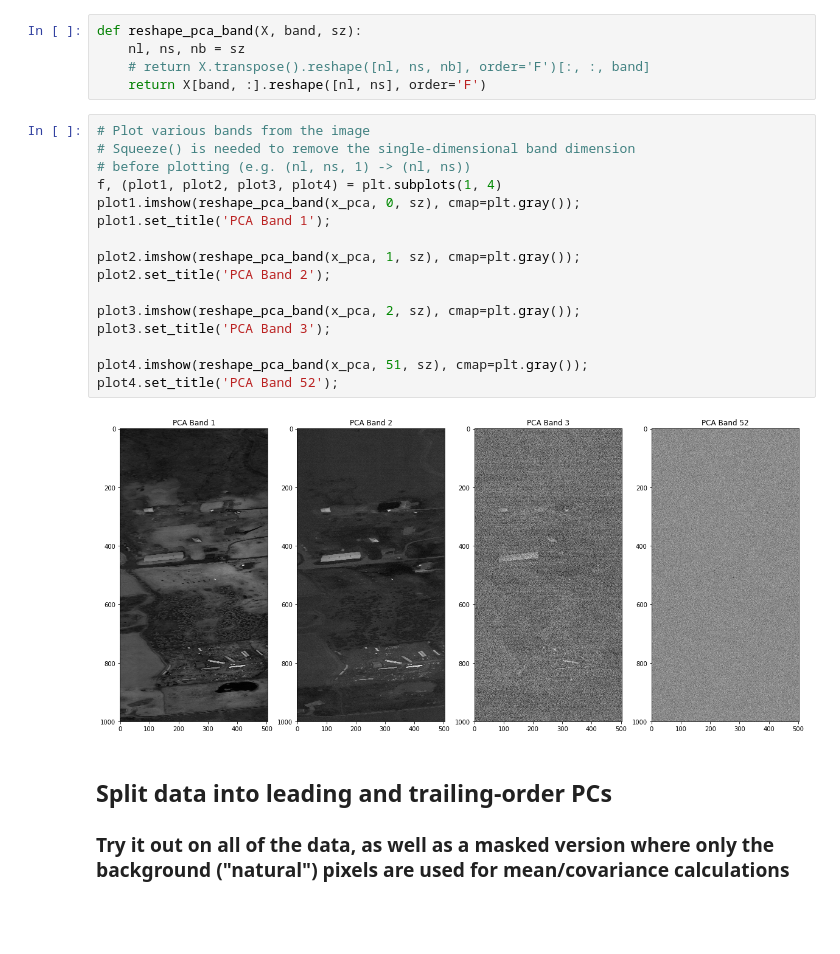
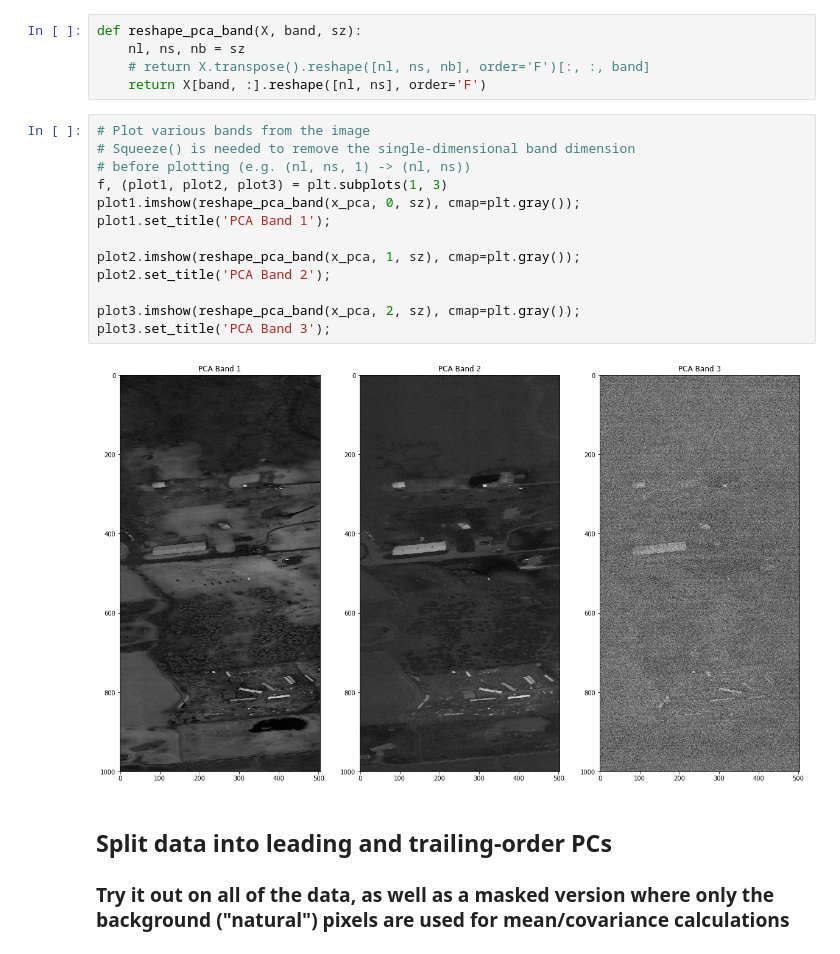
Before and after one commit to headlee/gaussian-spectral-clustering, a Jupyter notebook: gaussian-spectral-clustering-ARCHER.ipynb, the cells around one changed output. Cells and saved outputs as stored; diff of their text form; blank space fills up the shorter version.

```diff
--- a/gaussian-spectral-clustering-ARCHER.ipynb
+++ b/gaussian-spectral-clustering-ARCHER.ipynb
@@ -78,21 +78,18 @@ def reshape_pca_band(X, band, sz):
 # %%
 # Plot various bands from the image
 # Squeeze() is needed to remove the single-dimensional band dimension
 # before plotting (e.g. (nl, ns, 1) -> (nl, ns))
-f, (plot1, plot2, plot3, plot4) = plt.subplots(1, 4)
+f, (plot1, plot2, plot3) = plt.subplots(1, 3)
 plot1.imshow(reshape_pca_band(x_pca, 0, sz), cmap=plt.gray());
 plot1.set_title('PCA Band 1');
 
 plot2.imshow(reshape_pca_band(x_pca, 1, sz), cmap=plt.gray());
 plot2.set_title('PCA Band 2');
 
 plot3.imshow(reshape_pca_band(x_pca, 2, sz), cmap=plt.gray());
 plot3.set_title('PCA Band 3');
-
-plot4.imshow(reshape_pca_band(x_pca, 51, sz), cmap=plt.gray());
-plot4.set_title('PCA Band 52');
 # %% [output]
-[figure, old version]
+[figure, new version]
 # %% [markdown]
 ## Split data into leading and trailing-order PCs
 ### Try it out on all of the data, as well as a masked version where only the background ("natural") pixels are used for mean/covariance calculations
```
Also changed, not shown: parts of 15 cells of this notebook, 1 other file.
